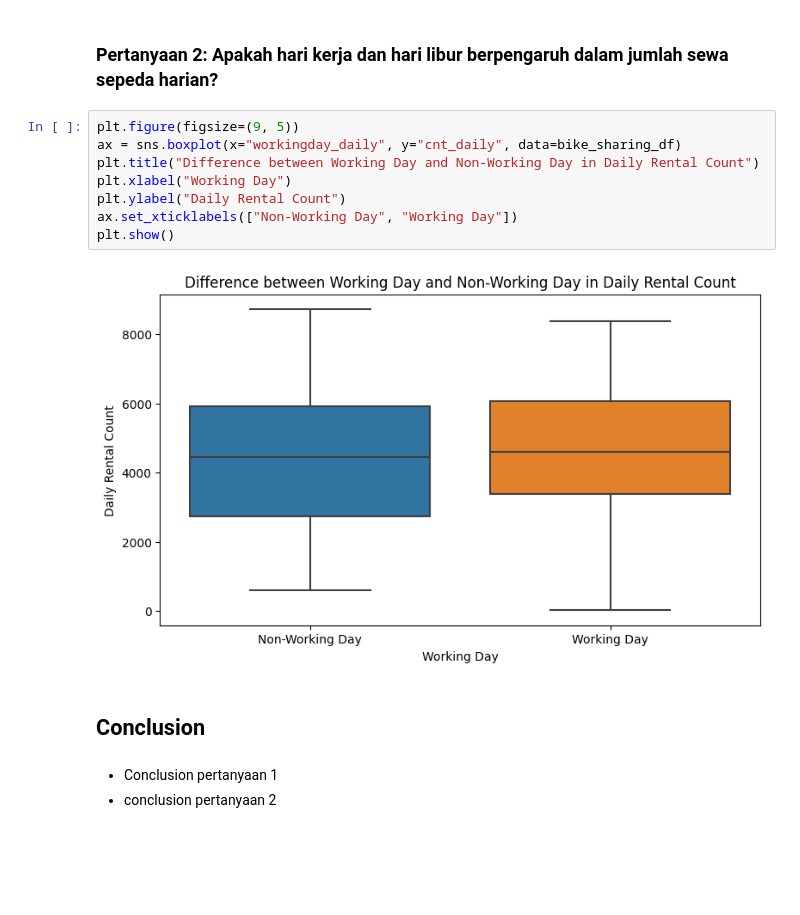
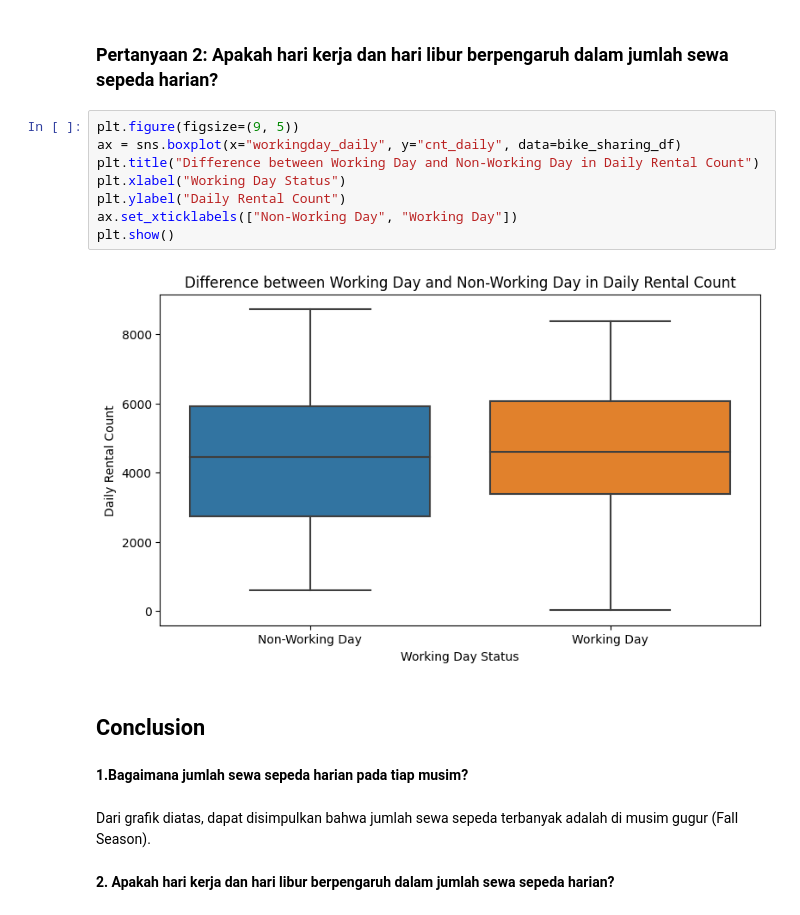
Before and after one commit to KevinJonathan30/DataAnalysis-BikeSharing, a Jupyter notebook: notebook.ipynb, the cells around one changed output. Saved outputs shown, nothing was run; the diff lists cells and outputs as text; blank space fills up the shorter version.

Commit message:
Add conclusion

```diff
--- a/notebook.ipynb
+++ b/notebook.ipynb
@@ -345,15 +347,18 @@ plt.show()
 # %%
 plt.figure(figsize=(9, 5))
 ax = sns.boxplot(x="workingday_daily", y="cnt_daily", data=bike_sharing_df)
 plt.title("Difference between Working Day and Non-Working Day in Daily Rental Count")
-plt.xlabel("Working Day")
+plt.xlabel("Working Day Status")
 plt.ylabel("Daily Rental Count")
 ax.set_xticklabels(["Non-Working Day", "Working Day"])
 plt.show()
 # %% [output]
-[figure, old version]
+[figure, new version]
 # %% [markdown]
 ## Conclusion
-# %% [markdown]
-- Conclusion pertanyaan 1
-- conclusion pertanyaan 2
+# %% [markdown]
+**1.Bagaimana jumlah sewa sepeda harian pada tiap musim?**
+# %% [markdown]
+Dari grafik diatas, dapat disimpulkan bahwa jumlah sewa sepeda terbanyak adalah di musim gugur (Fall Season).
+# %% [markdown]
+**2. Apakah hari kerja dan hari libur berpengaruh dalam jumlah sewa sepeda harian?**
```
Also changed, not shown: parts of 2 cells of this notebook.
